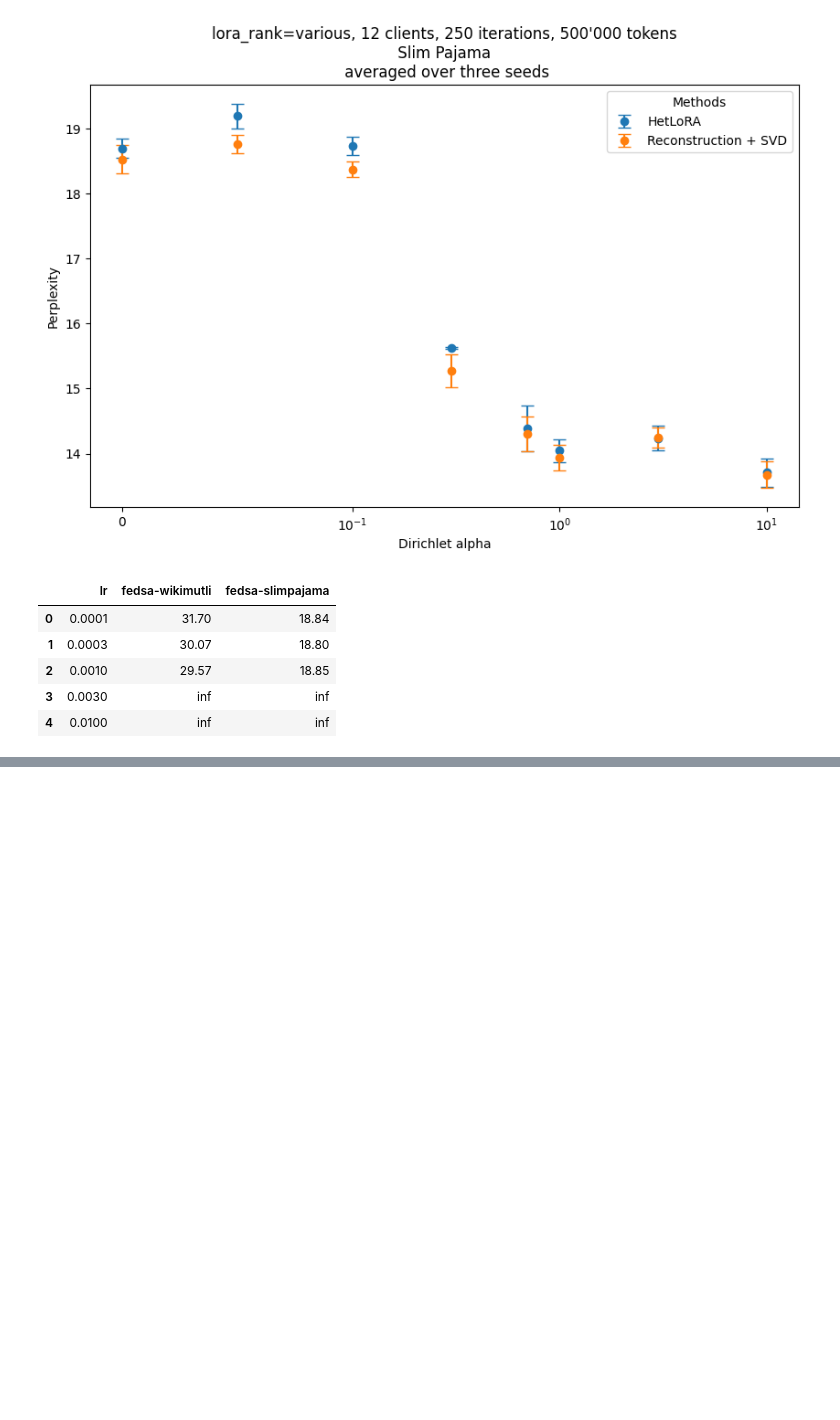
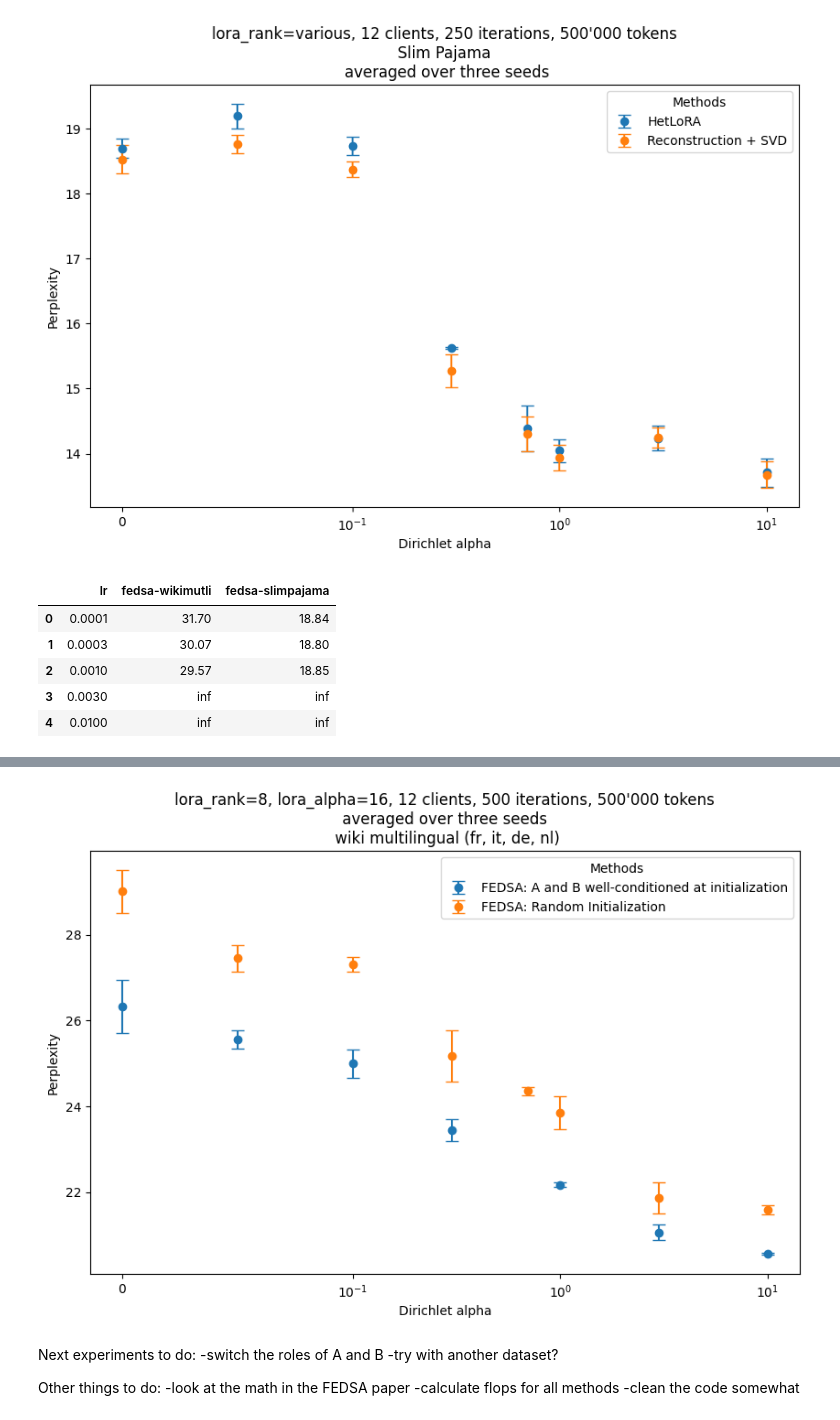
Before and after one commit to Matthew2357/project, a Jupyter notebook: first_graphs.ipynb, the cells around one changed output, grey strips where cells are left out. Cells and saved outputs as stored; diff of their text form; code cells hidden in the pictures; blank space fills up the shorter version.

```diff
--- a/first_graphs.ipynb
+++ b/first_graphs.ipynb
@@ -768,0 +835,75 @@ display(df_hyp)
+# %%
+import pandas as pd
+import numpy as np
+import matplotlib.pyplot as plt
+from scipy.stats import sem, norm
+
+# Data
+data_dict = {
+    0: [[28.80, 28.71, 29.51], [26.47, 25.73, 26.78]],
+    0.05:[[27.27, 27.32, 27.76], [25.53, 25.75, 25.38]],
+    0.1: [[27.22, 27.24, 27.49], [25.09, 25.22, 24.67]],
+    0.3: [[24.90, 24.84, 25.78], [23.69, 23.38, 23.26]],
+    0.7: [[24.32, 24.45, 24.29], []],
+    1: [[24.24, 23.59, 23.73], [22.17, 22.22, 22.12]],
+    3: [[22.21, 21.80, 21.58], [20.89, 21.21, 21.07]],
+    10: [[21.48, 21.64, 21.65], [20.57, 20.54, 20.58]]
+}
+
+# Flatten data into a DataFrame dynamically for any sublist size
+rows = []
+method_names = ['FEDSA: Random Initialization', 'FEDSA: A and B well-conditioned at initialization']
+for x, values in data_dict.items():
+    for method_index, sublist in enumerate(values, start=1):
+        for value in sublist:
+            rows.append({
+                "x": x,
+                "method": method_names[method_index - 1],
+                "value": value,
+            })
+
+df = pd.DataFrame(rows)
+
+# Compute the mean and margin of error for each x and method
+def compute_stats(group):
+    mean = np.mean(group["value"])
+    standard_error = sem(group["value"])
+    z_value = norm.ppf(0.975)  # 95% confidence level
+    margin_of_error = z_value * standard_error
+    return pd.Series({"mean": mean, "margin_of_error": margin_of_error})
+
+summary_df = df.groupby(["x", "method"]).apply(compute_stats).reset_index()
+# Plotting
+plt.figure(figsize=(10, 6))
+
+# Plot each method separately
+methods = summary_df["method"].unique()
+for method in methods:
+    method_data = summary_df[summary_df["method"] == method]
+    plt.errorbar(
+        method_data["x"],
+        method_data["mean"],
+        yerr=method_data["margin_of_error"],
+        fmt="o",
+        capsize=5,
+        label=method,
+    )
+
+plt.title("lora_rank=8, lora_alpha=16, 12 clients, 500 iterations, 500'000 tokens\n averaged over three seeds \n wiki multilingual (fr, it, de, nl)")
+plt.xlabel("Dirichlet alpha")
+plt.xscale("symlog", linthresh=0.1)
+plt.ylabel("Perplexity")
+
+plt.legend(title="Methods")
+plt.show()
+# %% [output]
+[figure, added]
+# %% [markdown]
+Next experiments to do:
+-switch the roles of A and B
+-try with another dataset?
+
+Other things to do:
+-look at the math in the FEDSA paper
+-calculate flops for all methods
+-clean the code somewhat
```
Also changed, not shown: parts of 4 cells of this notebook.
